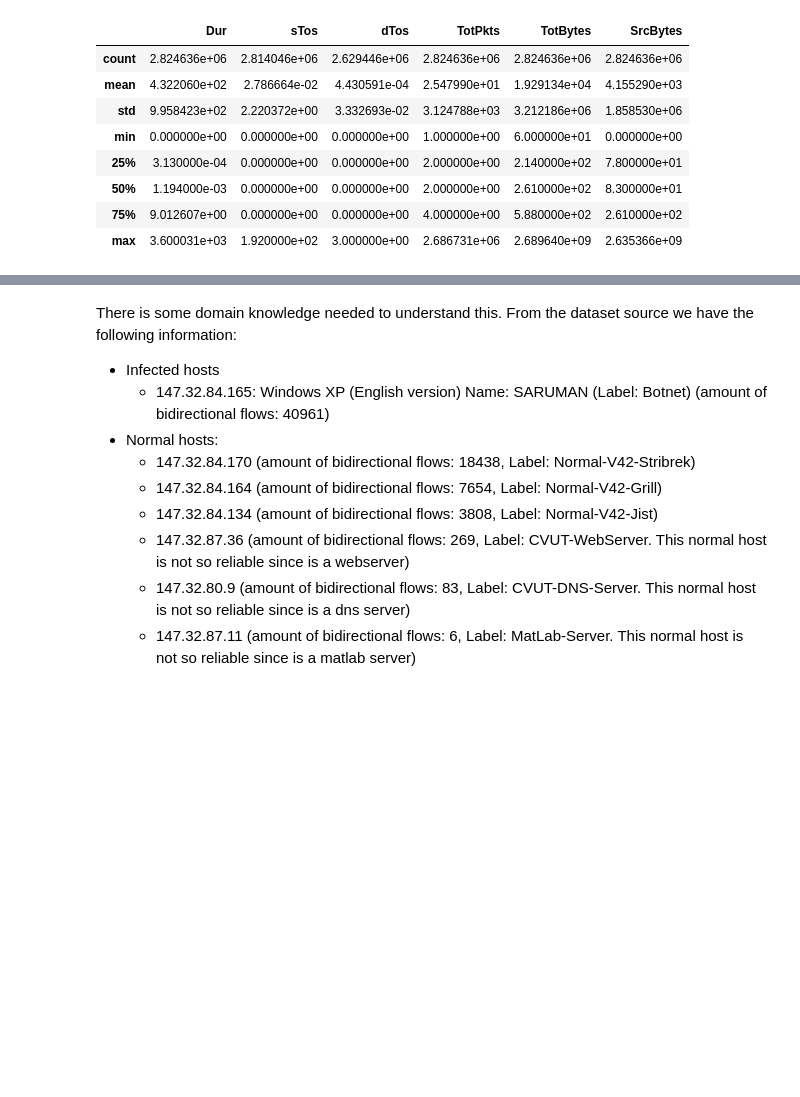
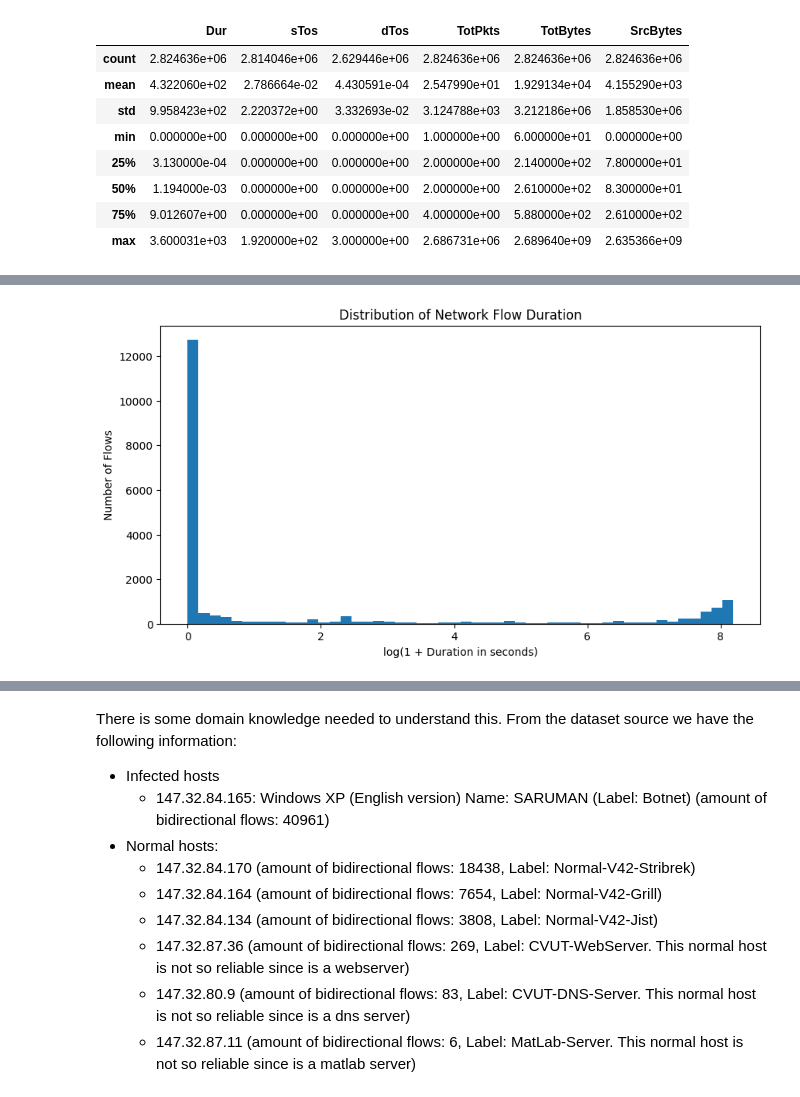
Before and after one commit to Ch3ddarr/dsb_capstone, a Jupyter notebook: capstone2/02_EDA.ipynb, the cells around one changed output, grey strips where cells are left out. Saved outputs shown, nothing was run; the diff lists cells and outputs as text; code cells hidden in the pictures; blank space fills up the shorter version.

```diff
--- a/capstone2/02_EDA.ipynb
+++ b/capstone2/02_EDA.ipynb
@@ -222,0 +321,19 @@ df.describe()
+# %%
+duration_sample = df['Dur'].sample(
+    n=20000,
+    random_state=42
+)
+
+plt.figure(figsize=(10, 5))
+
+plt.hist(
+    np.log1p(duration_sample),
+    bins=50
+)
+
+plt.title('Distribution of Network Flow Duration')
+plt.xlabel('log(1 + Duration in seconds)')
+plt.ylabel('Number of Flows')
+plt.show()
+# %% [output]
+[figure, added]
```
Also changed, not shown: parts of 13 cells of this notebook.
